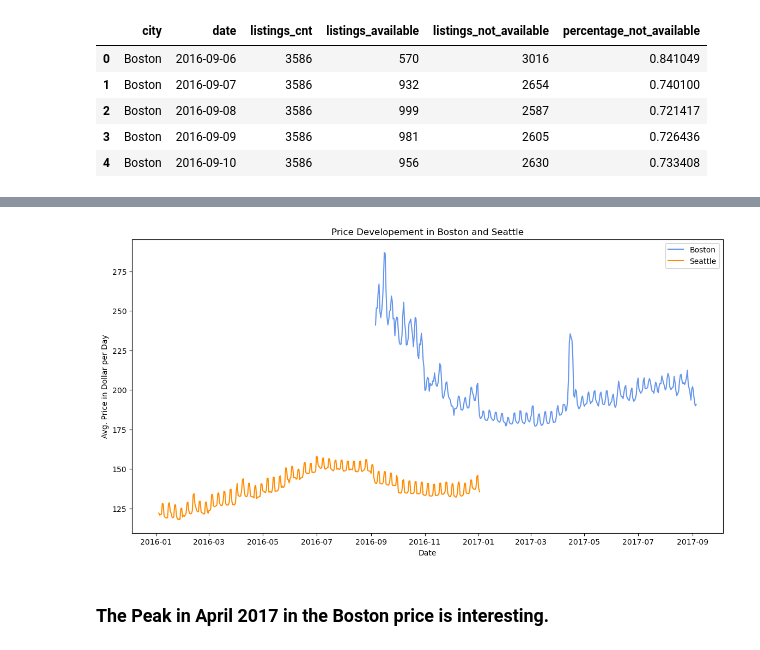
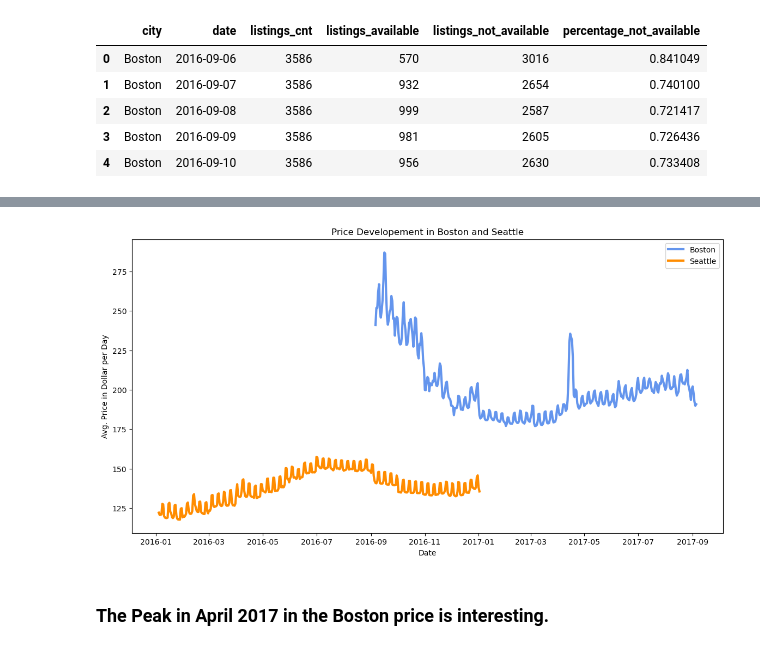
Before and after one commit to mdraws86/airbnb, a Jupyter notebook: Airbnb Analysis.ipynb, the cells around one changed output, grey strips where cells are left out. Drawn from its saved outputs; the diff is of its cells as text; code cells hidden in the pictures.

```diff
--- a/Airbnb Analysis.ipynb
+++ b/Airbnb Analysis.ipynb
@@ -621,5 +625,5 @@ colors = {'Boston':'cornflowerblue', 'Seattle':'darkorange'}
 fig, ax = plt.subplots(figsize=(14, 7))
 grouped = nonavailability.groupby('color')
 for key, group in grouped:
-    group.plot(ax=ax, kind='line', x='date', y='percentage_not_available', label=key, color=colors[key], title = "Avg. Airbnb Unavailability in Boston and Seattle", xlabel = "Date", ylabel = "Avg. Percentage of non-availability")
+    group.plot(ax=ax, kind='line', x='date', y='percentage_not_available', label=key, color=colors[key], lw = 3, title = "Avg. Airbnb Unavailability in Boston and Seattle", xlabel = "Date", ylabel = "Avg. Percentage of non-availability")
 # %% [output]
@@ -627,16 +633,16 @@ for key, group in grouped:
 # %%
 # What is the average price per day in Boston and Seattle?
 avg_price = df_calendar.groupby(['city', 'date'])['price'].agg('mean')
 avg_price = avg_price.reset_index()
 avg_price.loc[avg_price.city == 'Boston', 'color'] = 'Boston'
 avg_price.loc[avg_price.city == 'Seattle', 'color'] = 'Seattle'
 colors = {'Boston':'cornflowerblue', 'Seattle':'darkorange'}
 fig, ax = plt.subplots(figsize=(14, 7))
 grouped = avg_price.groupby('color')
 for key, group in grouped:
-    group.plot(ax=ax, kind='line', x='date', y='price', label=key, color=colors[key], title = "Price Developement in Boston and Seattle", xlabel = "Date", ylabel = "Avg. Price in Dollar per Day")
+    group.plot(ax=ax, kind='line', x='date', y='price', label=key, color=colors[key], lw = 3, title = "Price Developement in Boston and Seattle", xlabel = "Date", ylabel = "Avg. Price in Dollar per Day")
 # %% [output]
-[figure, old version]
+[figure, new version]
 # %% [markdown]
 ### The Peak in April 2017 in the Boston price is interesting.
 # %%
```
Also changed, not shown: parts of 5 cells of this notebook.
